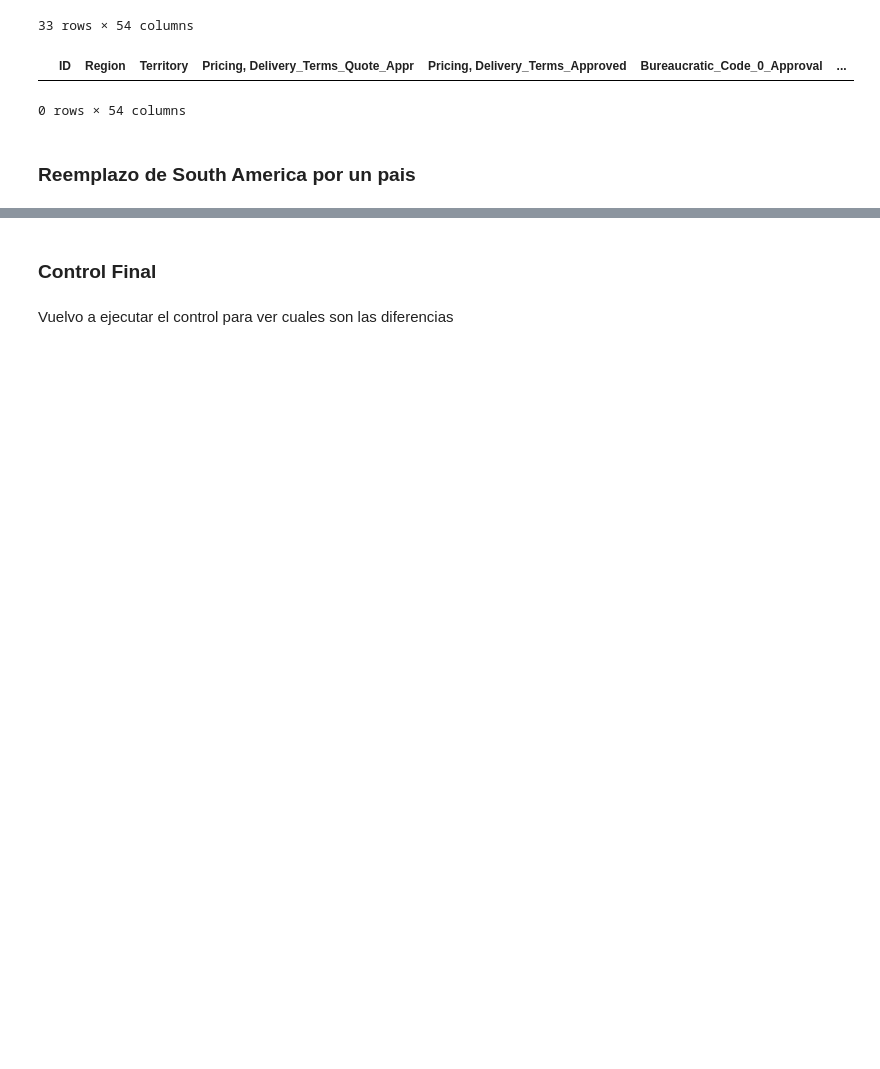
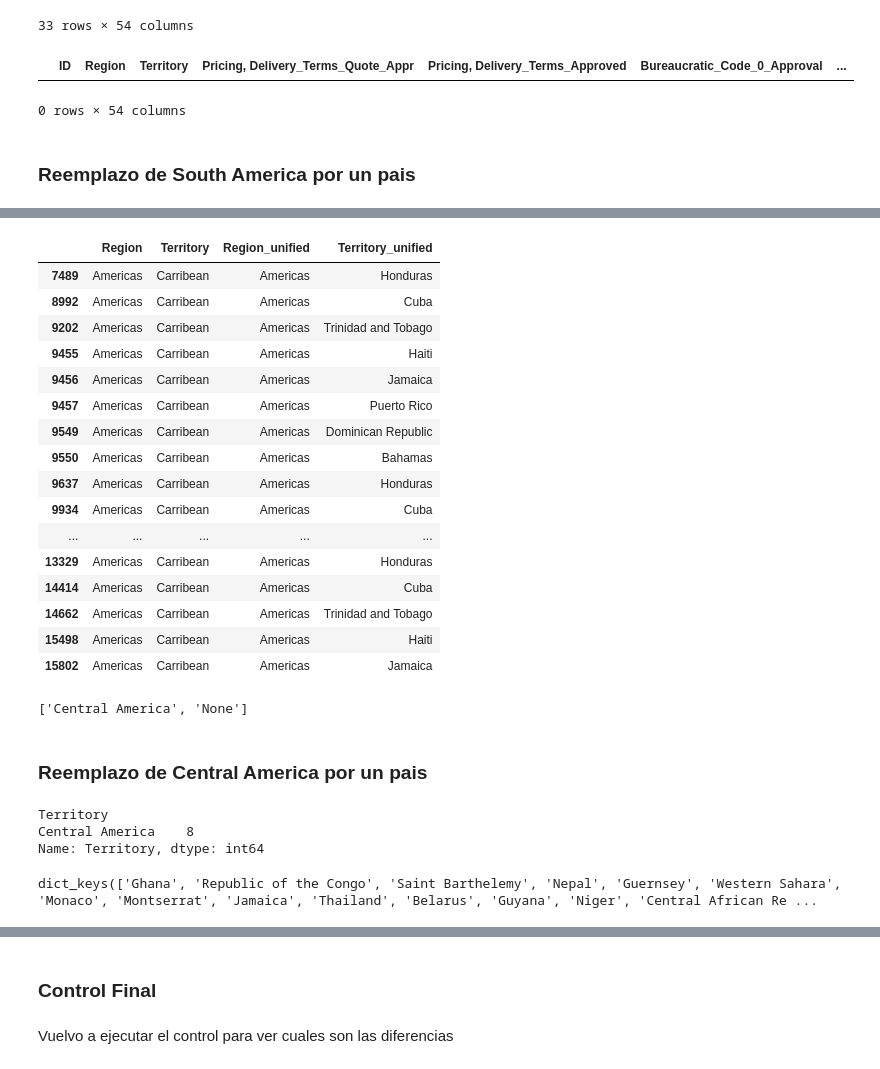
Before and after one commit to faristegui/tpdatos-2c-2020, a Jupyter notebook: tp1-cesar.ipynb, the cells around one changed output, grey strips where cells are left out. Drawn from its saved outputs; the diff is of its cells as text; code cells hidden in the pictures; blank space fills up the shorter version.

```diff
--- a/tp1-cesar.ipynb
+++ b/tp1-cesar.ipynb
@@ -700,0 +725,11 @@ df_train[(df_train.Territory.str.contains('South America')) ]
+# %%
+Carribean = ["Honduras","Cuba","Trinidad and Tobago", "Haiti",'Jamaica',"Puerto Rico", "Dominican Republic", "Bahamas"]
+j = 0
+
+for index, row in df_train.iterrows():
+
+    if row["Territory_unified"] == 'Carribean':
+        print (row["Territory_unified"], index,j,len(Carribean), j%len(Carribean),Carribean[i])
+        i=j%len(Carribean)
+        df_train.loc[index, 'Territory_unified'] = Carribean[i]
+        j=j+1
@@ -700,0 +747,37 @@ df_train[(df_train.Territory.str.contains('South America')) ]
+# %%
+#df_train.loc[df_train.Territory_unified=='Carribean',:]
+df_train.loc[df_train.Territory.str.contains('Carribean'),['Region','Territory','Region_unified','Territory_unified']]
+# %% [output]
+|  | Region | Territory | Region_unified | Territory_unified |
+| 7489 | Americas | Carribean | Americas | Honduras |
+| 8992 | Americas | Carribean | Americas | Cuba |
+| 9202 | Americas | Carribean | Americas | Trinidad and Tobago |
+| 9455 | Americas | Carribean | Americas | Haiti |
+| 9456 | Americas | Carribean | Americas | Jamaica |
+| 9457 | Americas | Carribean | Americas | Puerto Rico |
+| 9549 | Americas | Carribean | Americas | Dominican Republic |
+| 9550 | Americas | Carribean | Americas | Bahamas |
+| 9637 | Americas | Carribean | Americas | Honduras |
+| 9934 | Americas | Carribean | Americas | Cuba |
+| ... | ... | ... | ... | ... |
+| 13329 | Americas | Carribean | Americas | Honduras |
+| 14414 | Americas | Carribean | Americas | Cuba |
+| 14662 | Americas | Carribean | Americas | Trinidad and Tobago |
+| 15498 | Americas | Carribean | Americas | Haiti |
+| 15802 | Americas | Carribean | Americas | Jamaica |
+# %%
+sorted(set(df_train.Territory_unified.unique()) - set(countries.keys()))
+# %% [output]
+['Central America', 'None']
+# %% [markdown]
+### Reemplazo de Central America por un pais
+# %%
+df_train.loc[df_train.Territory_unified=='Central America',:].groupby('Territory')['Territory'].count()
+# %% [output]
+Territory
+Central America    8
+Name: Territory, dtype: int64
+# %%
+countries.keys()
+# %% [output]
+dict_keys(['Ghana', 'Republic of the Congo', 'Saint Barthelemy', 'Nepal', 'Guernsey', 'Western Sahara', 'Monaco', 'Montserrat', 'Jamaica', 'Thailand', 'Belarus', 'Guyana', 'Niger', 'Central African Re ...
```
Also changed, not shown: parts of 37 cells of this notebook.
